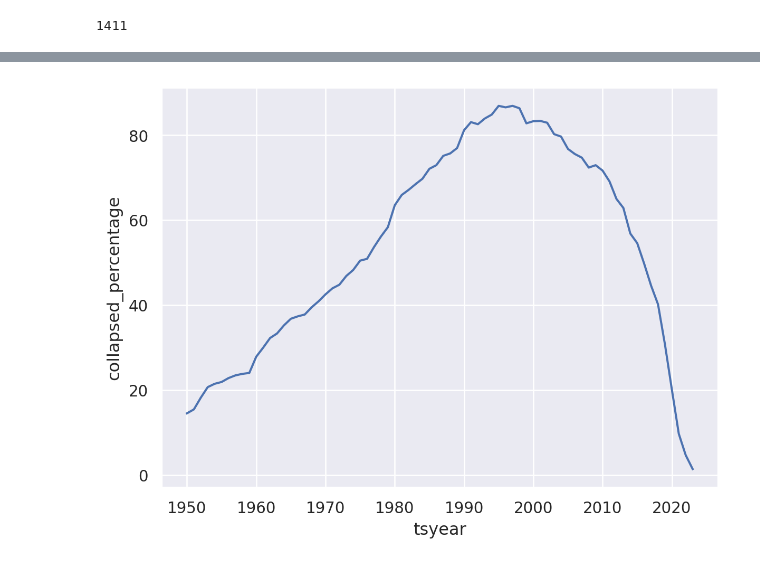
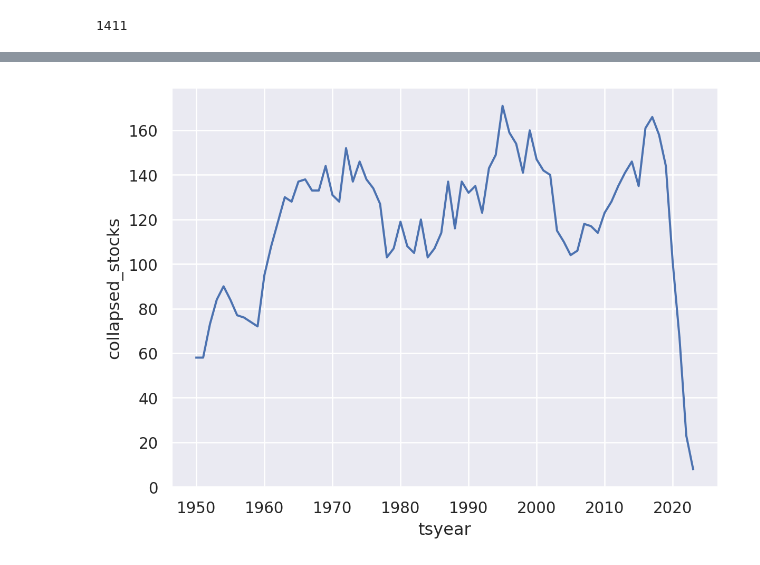
Before and after one commit to espm-288/fish-a_team_fish, a Jupyter notebook: notebook.ipynb, the cells around one changed output, grey strips where cells are left out. Saved outputs shown, nothing was run; the diff lists cells and outputs as text; code cells hidden in the pictures.

```diff
--- a/notebook.ipynb
+++ b/notebook.ipynb
@@ -374,0 +360,6 @@ avg_fish_year= (filtered_1950
+# %%
+all_combinations = (
+    unique_years
+    .cross_join(unique_stocks)
+
+)
@@ -378,6 +389,11 @@ expanded_data = (
     all_combinations
     .left_join(
         avg_fish_year,
-        ['tsyear', 'stockid', 'primary_country', 'primary_FAOarea']
+        ['tsyear', 'stockid']
     )
 )
+
+#distinct_tsvalue = expanded_data['tsvalue'].unique()
+#print(distinct_tsvalue)
+
+expanded_data.head().execute()
@@ -385,8 +424,9 @@ expanded_data = (
 # Determining if the stock in each area collapsed
 crash_all_stocks = (expanded_data
 .order_by(_.tsyear)
-.mutate(collapsed = _.avg_ts_value< 0.1 * _.avg_ts_value.cummax()) # ordered mutate
+.group_by(_.stockid)
+.mutate(collapsed = _.tsvalue< 0.1 * _.tsvalue.cummax()) # ordered mutate
 .mutate(ever_collapsed = _.collapsed.any())  # Flag if stock ever collapsed
+.mutate ( final_status = (_.collapsed |
+                            (_.ever_collapsed & (_.tsvalue == 0))))
 )
-
-crash_all_stocks.head().execute()
@@ -401,7 +439,7 @@ per_stocks_collapsed = (
     .group_by(_.tsyear)
     .aggregate(
         #total_stocks=_.count(),
-        collapsed_stocks=_.collapsed.sum()
+        collapsed_stocks=_.final_status.sum()
     )
     )
 #per_stocks_collapsed.execute()
@@ -428,5 +452,5 @@ percentage_collapsed_all_stocks.execute()
 # %%
 # Plot of percentage of collapsed stock for each year in the primary FAO area
-so.Plot(percentage_collapsed_all_stocks, x = "tsyear", y = "collapsed_percentage").add(so.Lines())
+so.Plot(percentage_collapsed_all_stocks, x = "tsyear", y = "collapsed_stocks").add(so.Lines())
 # %% [output]
-[figure, old version]
+[figure, new version]
```
Also changed, not shown: parts of 15 cells of this notebook.
